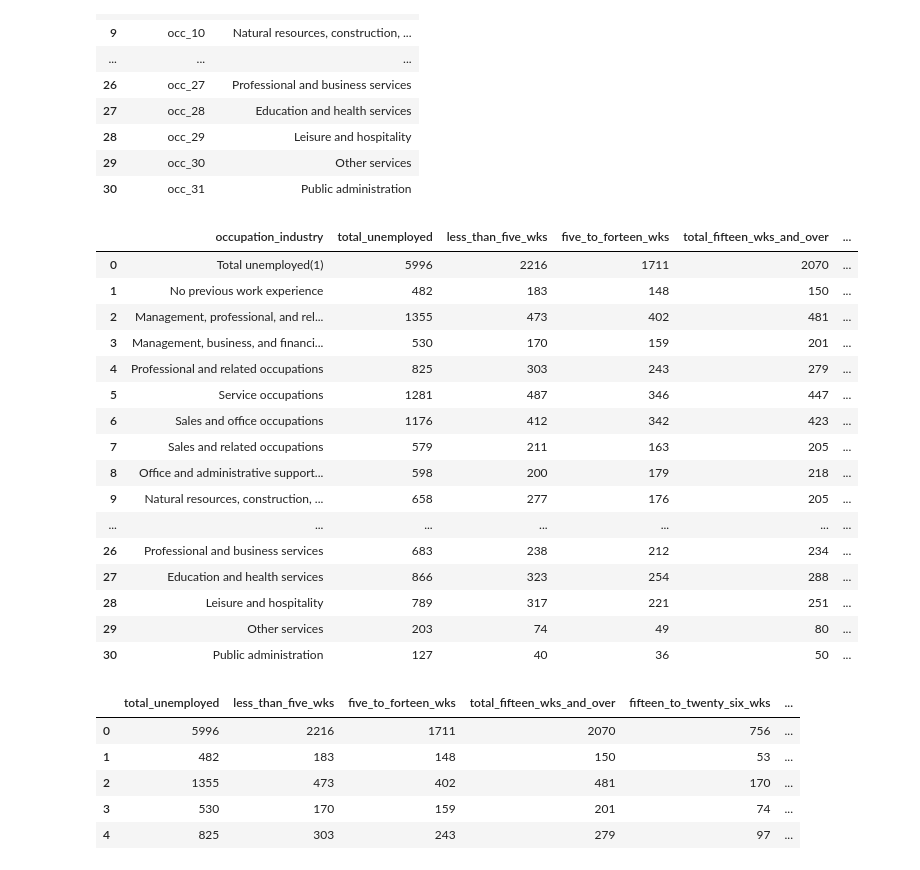
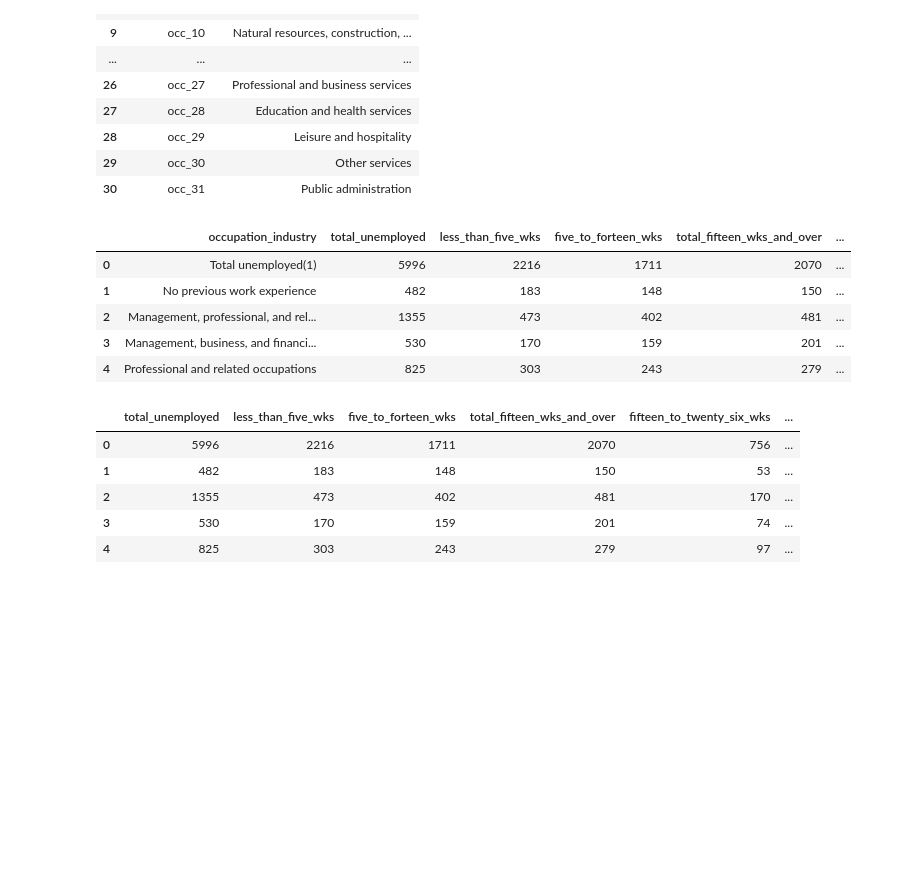
Before and after one commit to tvaughn905/Project-3, a Jupyter notebook: cleaning_industry_data.ipynb, the cells around one changed output. Drawn from its saved outputs; the diff is of its cells as text; code cells hidden in the pictures; blank space fills up the shorter version.

```diff
--- a/cleaning_industry_data.ipynb
+++ b/cleaning_industry_data.ipynb
@@ -324,25 +324,14 @@ occupation_df
 occupation_df.to_csv("Resources/occupations_industries.csv", index=False)
 # %%
 merged_2022_df = industry_2022_clean.merge(occupation_df, on= 'occupation_industry', how= 'left')
-merged_2022_df
+merged_2022_df.head()
 # %% [output]
 |  | occupation_industry | total_unemployed | less_than_five_wks | five_to_forteen_wks | total_fifteen_wks_and_over | ... |
 | 0 | Total unemployed(1) | 5996 | 2216 | 1711 | 2070 | ... |
 | 1 | No previous work experience | 482 | 183 | 148 | 150 | ... |
 | 2 | Management, professional, and rel... | 1355 | 473 | 402 | 481 | ... |
 | 3 | Management, business, and financi... | 530 | 170 | 159 | 201 | ... |
 | 4 | Professional and related occupations | 825 | 303 | 243 | 279 | ... |
-| 5 | Service occupations | 1281 | 487 | 346 | 447 | ... |
-| 6 | Sales and office occupations | 1176 | 412 | 342 | 423 | ... |
-| 7 | Sales and related occupations | 579 | 211 | 163 | 205 | ... |
-| 8 | Office and administrative support... | 598 | 200 | 179 | 218 | ... |
-| 9 | Natural resources, construction, ... | 658 | 277 | 176 | 205 | ... |
-| ... | ... | ... | ... | ... | ... | ... |
-| 26 | Professional and business services | 683 | 238 | 212 | 234 | ... |
-| 27 | Education and health services | 866 | 323 | 254 | 288 | ... |
-| 28 | Leisure and hospitality | 789 | 317 | 221 | 251 | ... |
-| 29 | Other services | 203 | 74 | 49 | 80 | ... |
-| 30 | Public administration | 127 | 40 | 36 | 50 | ... |
 # %%
 cleaned_2022_df = merged_2022_df.drop(['occupation_industry'], axis=1)
 cleaned_2022_df.head()
```
Also changed, not shown: parts of 5 cells of this notebook, 5 other files.
